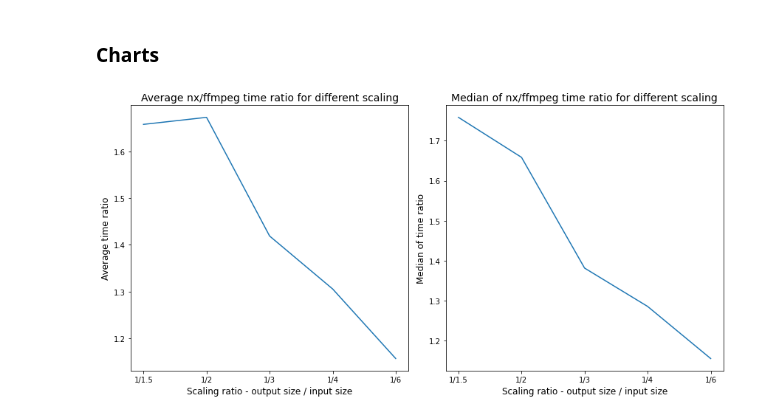
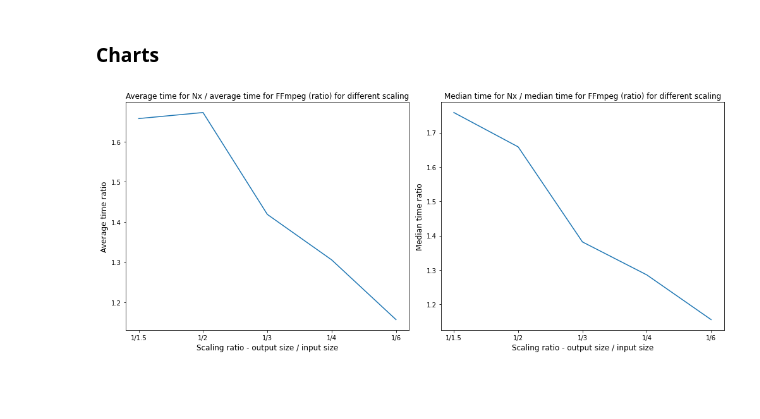
Before and after one commit to membraneframework-labs/membrane_nx_video_scaler_plugin, a Jupyter notebook: utils/Charts.ipynb, the cells around one changed output. Cells and saved outputs as stored; diff of their text form; code cells hidden in the pictures; blank space fills up the shorter version.

Commit message:
update charts

```diff
--- a/utils/Charts.ipynb
+++ b/utils/Charts.ipynb
@@ -17,23 +17,23 @@ nx_to_ffmpeg_median_time = nx_median_time / ffmpeg_median_time
 ### Charts
 # %%
 fig, ax = plt.subplots(1, 2)
-fig.set_size_inches(12, 6)
+fig.set_size_inches(14, 6)
 plt.prism()
 
 ax[0].plot(np.array(scaling_ratio), np.array(nx_to_ffmpeg_avg_time))
 ax[1].plot(np.array(scaling_ratio), np.array(nx_to_ffmpeg_median_time))
 
-ax[0].set_title("Average nx/ffmpeg time ratio for different scaling", size=14)
-ax[1].set_title("Median of nx/ffmpeg time ratio for different scaling", size=14)
+ax[0].set_title("Average time for Nx / average time for FFmpeg (ratio) for different scaling", size=12)
+ax[1].set_title("Median time for Nx / median time for FFmpeg (ratio) for different scaling", size=12)
 
 ax[0].set_xlabel("Scaling ratio - output size / input size", size=12)
 ax[0].set_ylabel("Average time ratio", size=12)
 
 ax[1].set_xlabel("Scaling ratio - output size / input size", size=12)
-ax[1].set_ylabel("Median of time ratio", size=12)
+ax[1].set_ylabel("Median time ratio", size=12)
 
 plt.tight_layout()
 
 plt.show()
 # %% [output]
-[figure, old version]
+[figure, new version]
```
